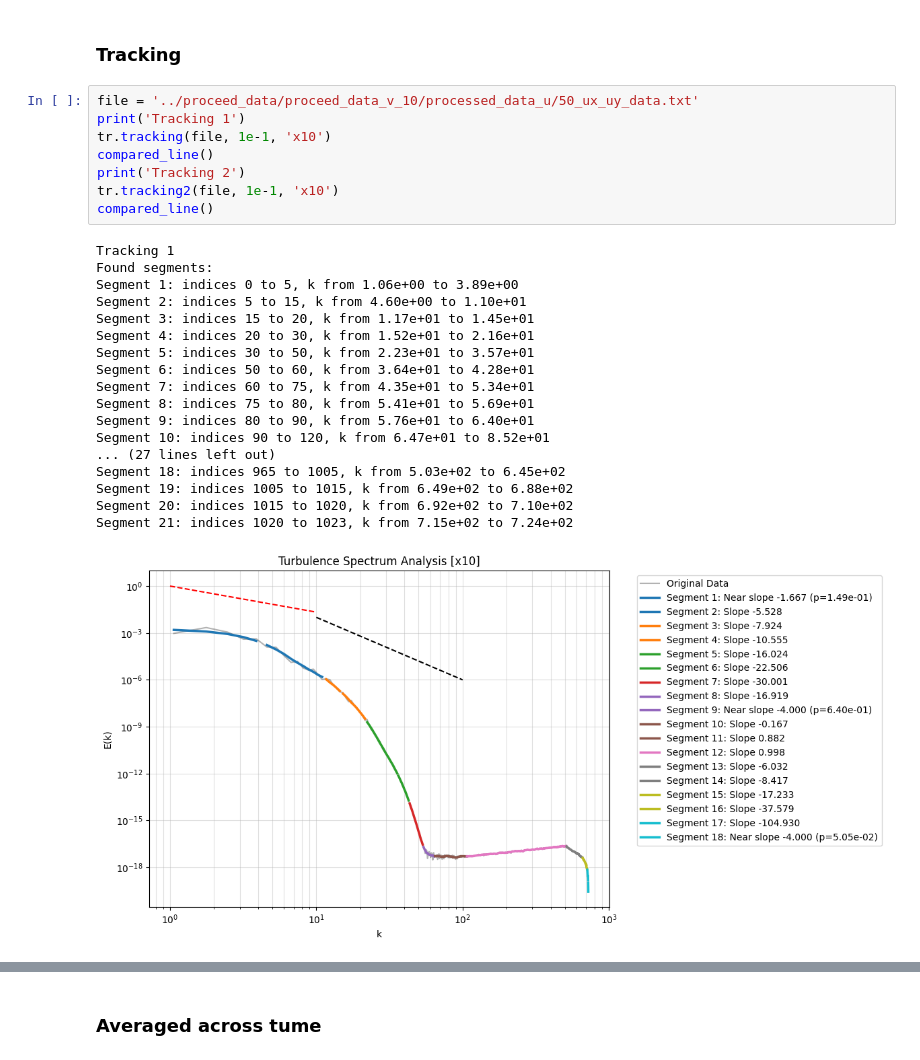
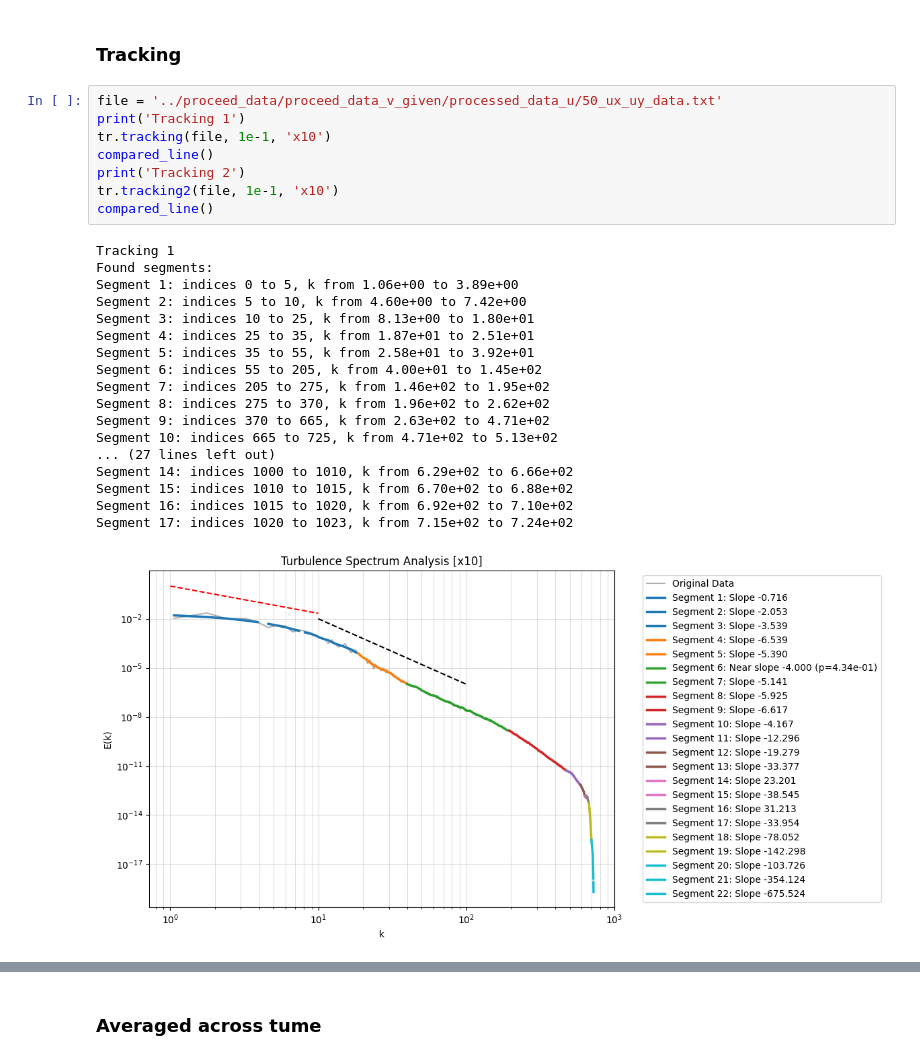
Before and after one commit to red1ithink/EnergySpectrum, a Jupyter notebook: tracking_range.ipynb, the cells around one changed output, grey strips where cells are left out. Cells and saved outputs as stored; diff of their text form.

```diff
--- a/tracking_range.ipynb
+++ b/tracking_range.ipynb
@@ -62,29 +62,29 @@ plt.show()
 # %% [markdown]
 ### Tracking ###
 # %%
-file = '../proceed_data/proceed_data_v_10/processed_data_u/50_ux_uy_data.txt'
+file = '../proceed_data/proceed_data_v_given/processed_data_u/50_ux_uy_data.txt'
 print('Tracking 1')
 tr.tracking(file, 1e-1, 'x10')
 compared_line()
 print('Tracking 2')
 tr.tracking2(file, 1e-1, 'x10')
 compared_line()
 # %% [output]
 Tracking 1
 Found segments:
 Segment 1: indices 0 to 5, k from 1.06e+00 to 3.89e+00
-Segment 2: indices 5 to 15, k from 4.60e+00 to 1.10e+01
-Segment 3: indices 15 to 20, k from 1.17e+01 to 1.45e+01
-Segment 4: indices 20 to 30, k from 1.52e+01 to 2.16e+01
-Segment 5: indices 30 to 50, k from 2.23e+01 to 3.57e+01
-Segment 6: indices 50 to 60, k from 3.64e+01 to 4.28e+01
-Segment 7: indices 60 to 75, k from 4.35e+01 to 5.34e+01
-Segment 8: indices 75 to 80, k from 5.41e+01 to 5.69e+01
-Segment 9: indices 80 to 90, k from 5.76e+01 to 6.40e+01
-Segment 10: indices 90 to 120, k from 6.47e+01 to 8.52e+01
+Segment 2: indices 5 to 10, k from 4.60e+00 to 7.42e+00
+Segment 3: indices 10 to 25, k from 8.13e+00 to 1.80e+01
+Segment 4: indices 25 to 35, k from 1.87e+01 to 2.51e+01
+Segment 5: indices 35 to 55, k from 2.58e+01 to 3.92e+01
+Segment 6: indices 55 to 205, k from 4.00e+01 to 1.45e+02
+Segment 7: indices 205 to 275, k from 1.46e+02 to 1.95e+02
+Segment 8: indices 275 to 370, k from 1.96e+02 to 2.62e+02
+Segment 9: indices 370 to 665, k from 2.63e+02 to 4.71e+02
+Segment 10: indices 665 to 725, k from 4.71e+02 to 5.13e+02
 ... (27 lines left out)
-Segment 18: indices 965 to 1005, k from 5.03e+02 to 6.45e+02
-Segment 19: indices 1005 to 1015, k from 6.49e+02 to 6.88e+02
-Segment 20: indices 1015 to 1020, k from 6.92e+02 to 7.10e+02
-Segment 21: indices 1020 to 1023, k from 7.15e+02 to 7.24e+02
+Segment 14: indices 1000 to 1010, k from 6.29e+02 to 6.66e+02
+Segment 15: indices 1010 to 1015, k from 6.70e+02 to 6.88e+02
+Segment 16: indices 1015 to 1020, k from 6.92e+02 to 7.10e+02
+Segment 17: indices 1020 to 1023, k from 7.15e+02 to 7.24e+02
-[figure, old version]
+[figure, new version]
```
Also changed, not shown: parts of 1 cell of this notebook, 1 other file.
